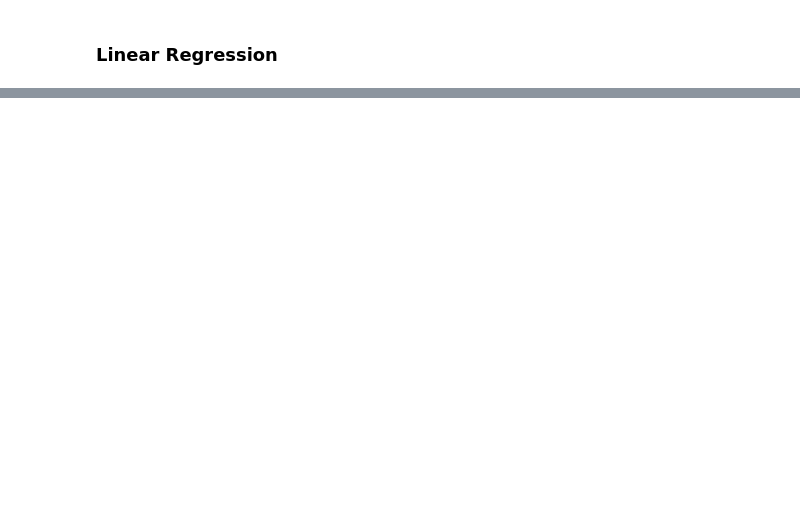
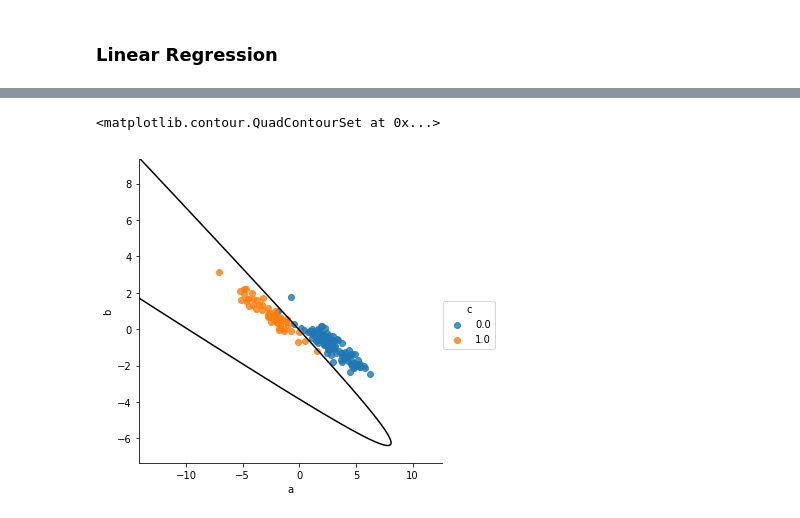
Before and after one commit to redaouhamma/Probabilistic-Graphical-Models, a Jupyter notebook: Untitled.ipynb, the cells around one changed output, grey strips where cells are left out. Saved outputs shown, nothing was run; the diff lists cells and outputs as text; code cells hidden in the pictures; blank space fills up the shorter version.

```diff
--- a/Untitled.ipynb
+++ b/Untitled.ipynb
@@ -90,0 +96,26 @@ plt.plot(np.arange(-9,9),line(np.arange(-9,9)), linestyle='solid', color='red')
+# %%
+import sympy
+data[["a","b"]].cov().multiply((data.size-1)/data.size)
+sigma0 = np.linalg.inv(data[data['c']==0][ [ "a", "b" ] ].cov().multiply( ( data.size - 1 ) / data.size ))
+sigma1 = np.linalg.inv(data[data['c']==1][ [ "a", "b" ] ].cov().multiply( ( data.size - 1 ) / data.size ))
+sigma  = -sigma0+sigma1
+a = sigma[0,0]
+c = sigma[1,1]
+b = sigma[0,1]+sigma[1,0]
+d,e = 2*np.dot(sigma0,mu_0) - 2*np.dot(sigma1,mu_1)
+f = np.dot(np.dot(sigma1,mu_1),mu_1)-np.dot(np.dot(sigma0,mu_0),mu_0)-2*np.log((pi*np.linalg.det(sigma1))/((1-pi)*np.linalg.det(sigma0)))
+# %%
+yRange = ( data['b'].min()*3, data['b'].max()*3 )
+
+x = np.linspace(xRange[0]*2, xRange[1] *2, 400)
+y = np.linspace(*yRange, 400)
+x, y = np.meshgrid(x, y)
+def axes():
+    plt.axhline(0, alpha=.1)
+    plt.axvline(0, alpha=.1)
+
+sns.lmplot( x='a', y='b', data = data, fit_reg=False, hue='c')
+plt.contour(x, y,(a*x**2 + b*x*y + c*y**2 + d*x + e*y + f), [0], colors='k')
+# %% [output]
+<matplotlib.contour.QuadContourSet at 0x...>
+[figure, added]
```
Also changed, not shown: parts of 9 cells of this notebook.
